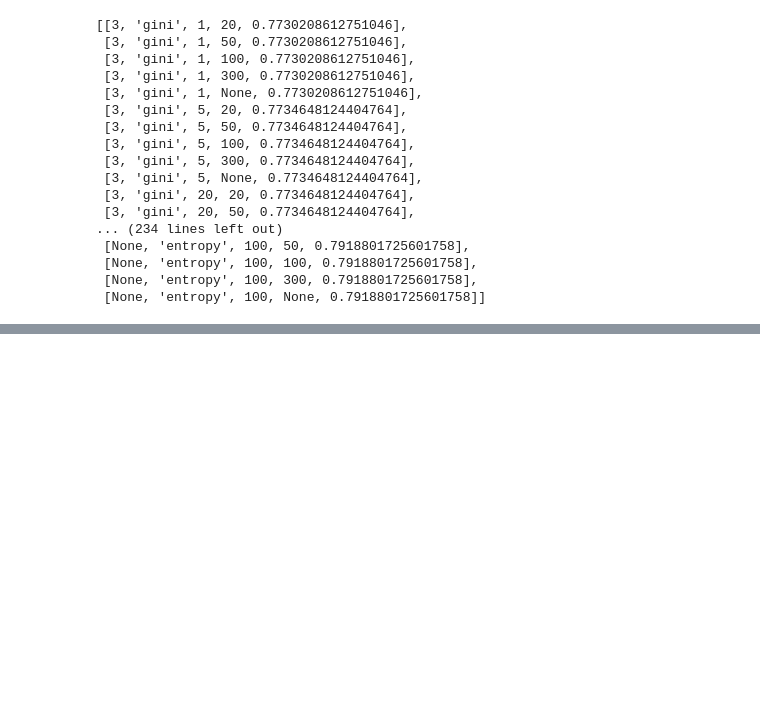
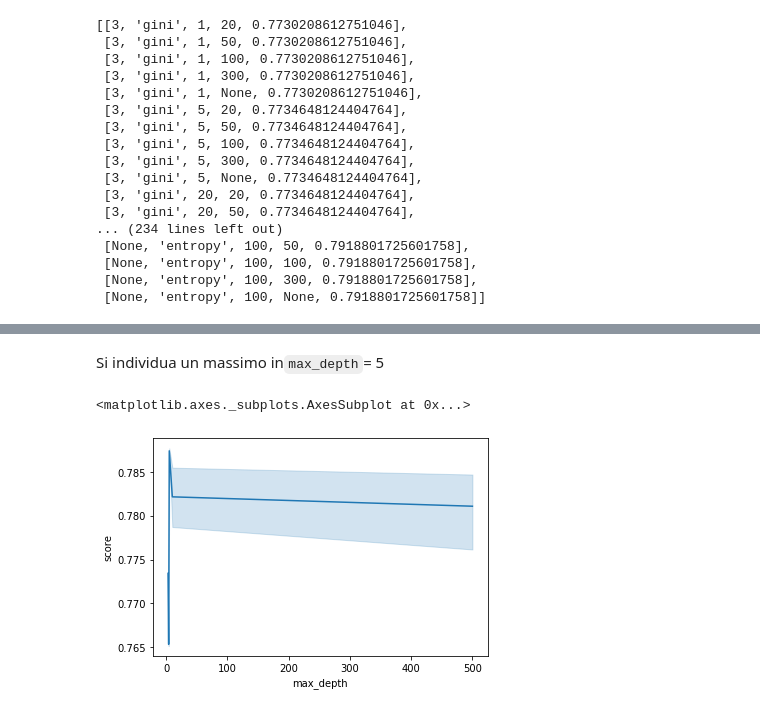
Before and after one commit to antonio-turco/telco-challenge, a Jupyter notebook: Telco Classification.ipynb, the cells around one changed output, grey strips where cells are left out. Drawn from its saved outputs; the diff is of its cells as text; code cells hidden in the pictures; blank space fills up the shorter version.

Commit message:
:chart_with_upwards_trend: adds final analytics code for the model parameters

```diff
--- a/Telco Classification.ipynb
+++ b/Telco Classification.ipynb
@@ -232,7 +233,7 @@ scores
 # %%
 scores_data = pd.DataFrame(scores,
-                           columns=['max_depth', 'criterion', 'min_samples_leaf', 'max_lead_nodes', 'score']
-                           index = 'experiment'
+                           columns=['max_depth', 'criterion', 'min_samples_leaf', 'max_leaf_nodes', 'score'],
                           )
+scores_data = scores_data.fillna(value=500)
 scores_data
 # %% [output]
@@ -239,0 +253,7 @@ SyntaxError: invalid syntax (<ipython-input-210-1a737308d157>, line 3)
+# %% [markdown]
+Si individua un massimo in`max_depth`= 5
+# %%
+sns.lineplot(x="max_depth", y="score", data=scores_data)
+# %% [output]
+<matplotlib.axes._subplots.AxesSubplot at 0x...>
+[figure, added]
```
Also changed, not shown: parts of 11 cells of this notebook.
